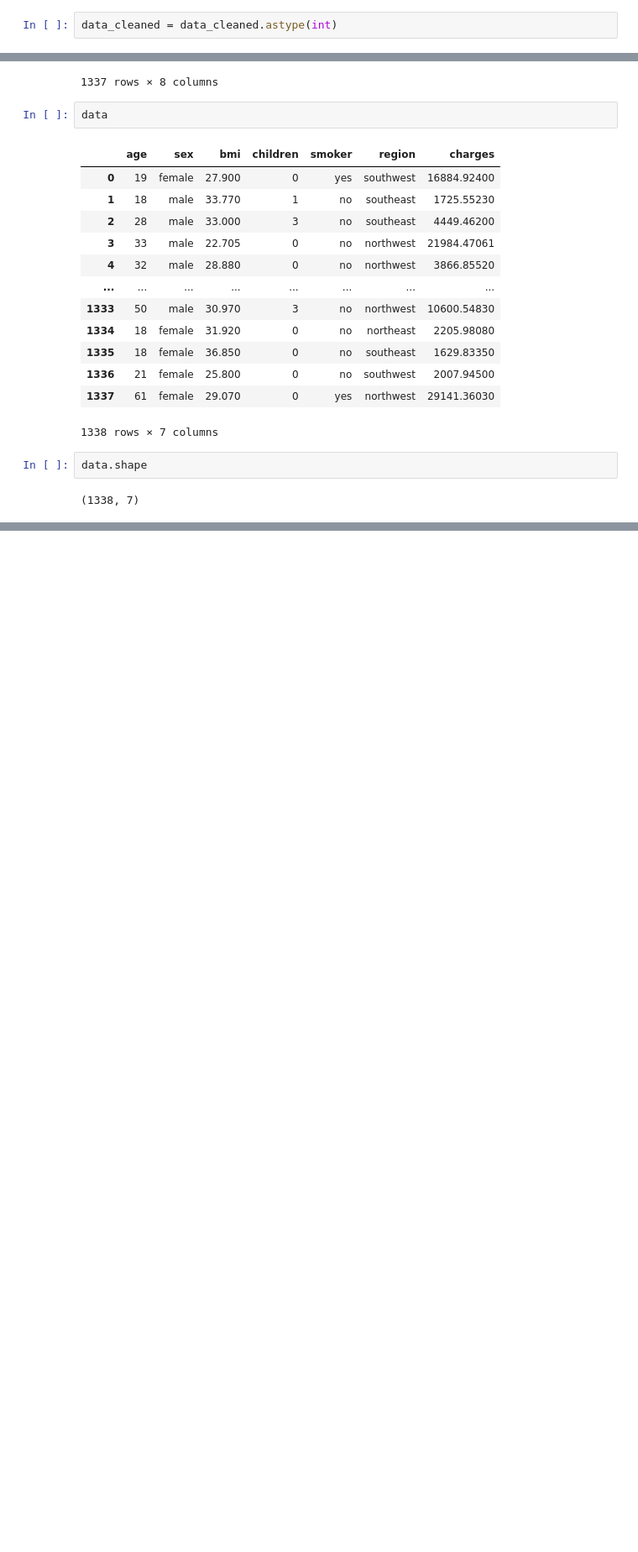
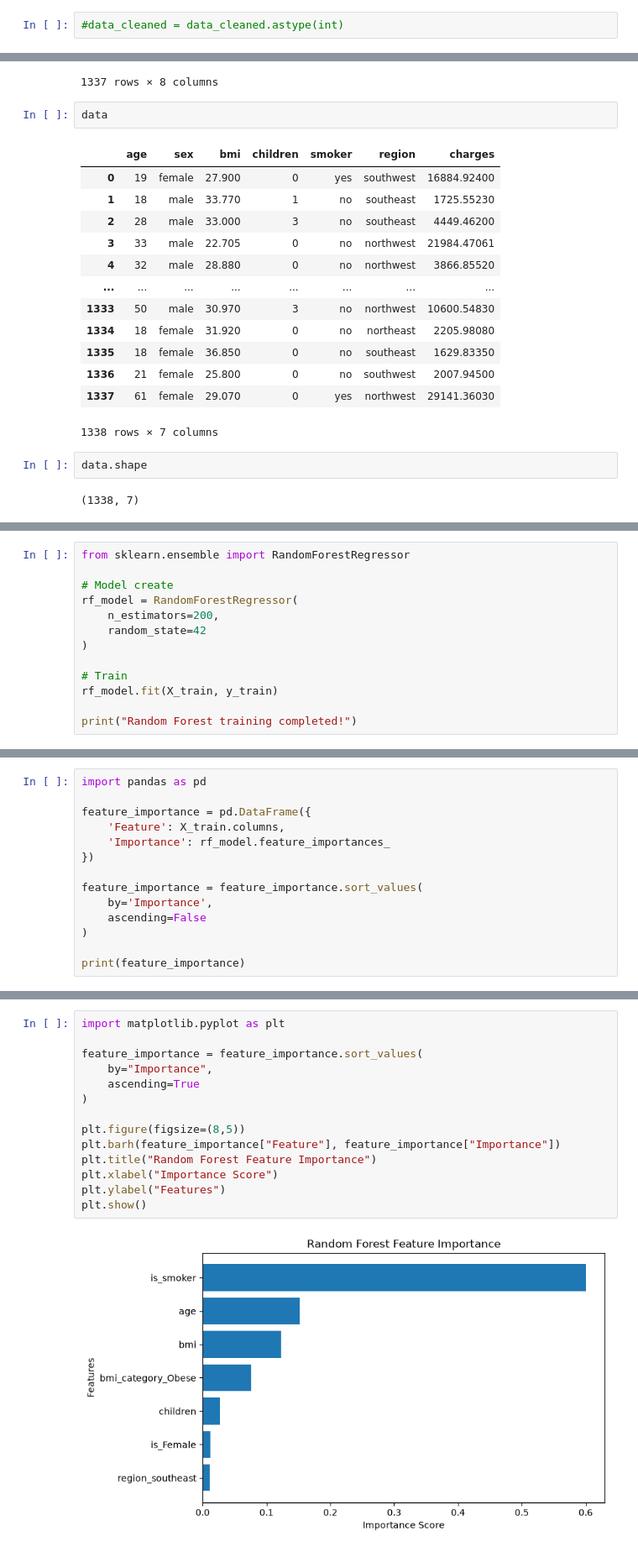
Before and after one commit to faizanfatmi/insurance_Data_Analysis, a Jupyter notebook: insurance.ipynb, the cells around one changed output, grey strips where cells are left out. Shown at 84% size. Saved outputs shown, nothing was run; the diff lists cells and outputs as text; blank space fills up the shorter version.

Commit message:
ml model added

```diff
--- a/insurance.ipynb
+++ b/insurance.ipynb
@@ -288,7 +288,7 @@ data_cleaned
 # %%
 data_cleaned = pd.get_dummies(data_cleaned,columns = ['bmi_category'],drop_first = True)
 # %%
-data_cleaned = data_cleaned.astype(int)
+#data_cleaned = data_cleaned.astype(int)
 # %%
 data_cleaned.head()
 # %% [output]
@@ -431,0 +499,13 @@ data.shape
+# %%
+from sklearn.ensemble import RandomForestRegressor
+
+# Model create
+rf_model = RandomForestRegressor(
+    n_estimators=200,
+    random_state=42
+)
+
+# Train
+rf_model.fit(X_train, y_train)
+
+print("Random Forest training completed!")
@@ -431,0 +544,14 @@ data.shape
+# %%
+import pandas as pd
+
+feature_importance = pd.DataFrame({
+    'Feature': X_train.columns,
+    'Importance': rf_model.feature_importances_
+})
+
+feature_importance = feature_importance.sort_values(
+    by='Importance',
+    ascending=False
+)
+
+print(feature_importance)
@@ -431,0 +567,16 @@ data.shape
+# %%
+import matplotlib.pyplot as plt
+
+feature_importance = feature_importance.sort_values(
+    by="Importance",
+    ascending=True
+)
+
+plt.figure(figsize=(8,5))
+plt.barh(feature_importance["Feature"], feature_importance["Importance"])
+plt.title("Random Forest Feature Importance")
+plt.xlabel("Importance Score")
+plt.ylabel("Features")
+plt.show()
+# %% [output]
+[figure, added]
```
Also changed, not shown: parts of 21 cells of this notebook, 4 other files.
